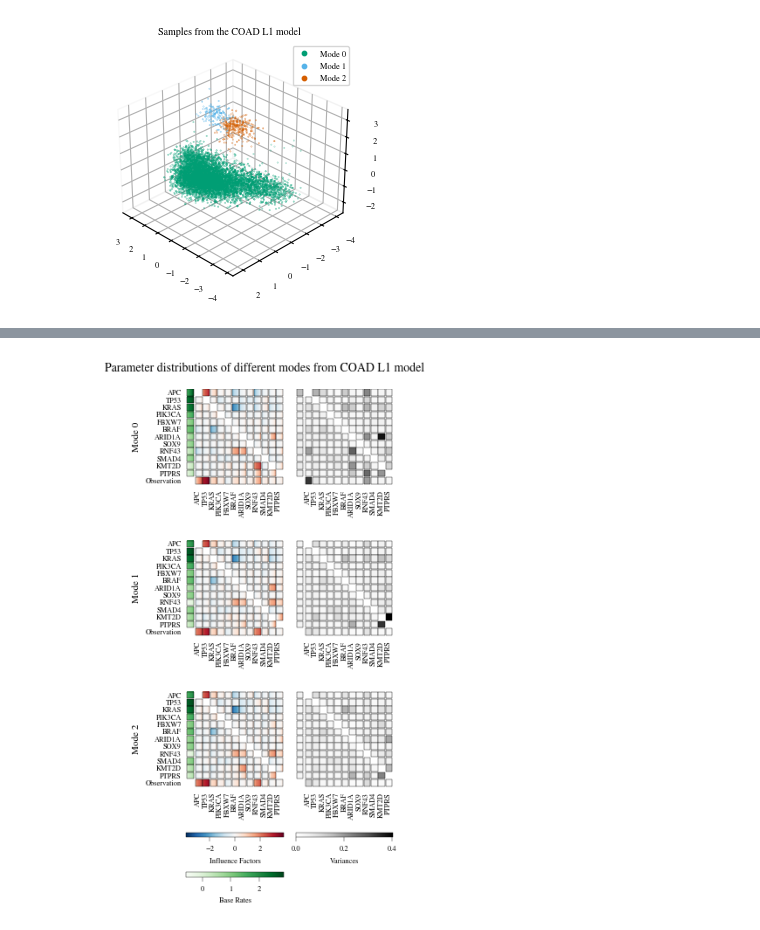
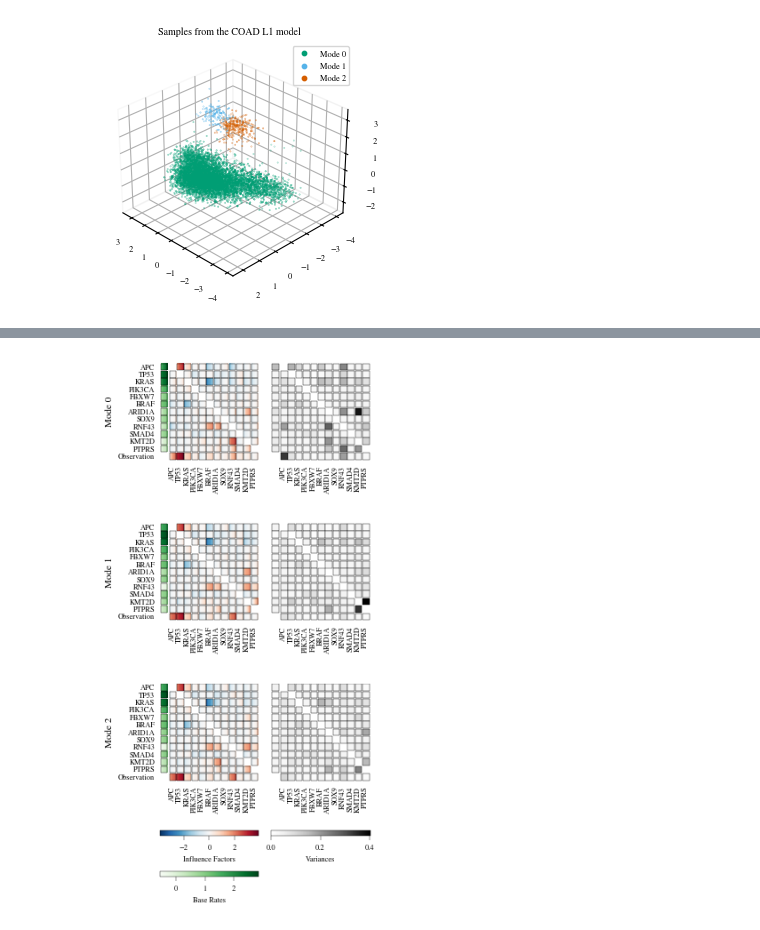
Before and after one commit to huy29433/MCMC-sampling-for-MHN, a Jupyter notebook: analysis/param_dist.ipynb, the cells around one changed output, grey strips where cells are left out. Saved outputs shown, nothing was run; the diff lists cells and outputs as text; code cells hidden in the pictures.

```diff
--- a/analysis/param_dist.ipynb
+++ b/analysis/param_dist.ipynb
@@ -190,3 +178,25 @@ fig.savefig(
 )
 # %% [output]
 [figure]
+# %%
+if n_components == 3:
+    fig = plt.figure(figsize=(10,10))
+    ax = fig.add_subplot(projection='3d')
+else:
+    fig, ax = plt.subplots(figsize=(3.21, 3.21))
+for label in np.unique(labels):
+    if label == -1:
+        continue
+    ax.scatter(
+        *standard_embedding.T,
+        s=0.2,
+        c = np.repeat(np.arange(10), samples.shape[0] // 10),
+        cmap="tab10"
+    )
+if n_components == 3:
+    ax.view_init(azim=45 if data_name == "G13_LUAD_12" else 135)
+
+legend = ax.legend(markerscale=10)
+ax.xaxis.pane.fill = False
+ax.yaxis.pane.fill = False
+ax.zaxis.pane.fill = False
@@ -197,7 +209,7 @@ quantiles = [np.quantile(samples[labels == label],
                          np.linspace(0.05, 0.95, tile_len),
                          axis=0).T.reshape(13, -1)
              for label in np.unique(labels) if label != -1]
-luad_variances = [np.var(samples[labels == label], axis=0).reshape(
+variances = [np.var(samples[labels == label], axis=0).reshape(
     13, -1) for label in np.unique(labels) if label != -1]
 
 n_rows = 3
@@ -220,12 +232,12 @@ br_max = max(plotting.min_max_br(q, tile_len)[1]
              for q in quantiles)
 max_abs_ir = max(plotting.max_abs_ir(q, tile_len)
                  for q in quantiles)
-max_var = max(v.max() for v in luad_variances)
+max_var = max(v.max() for v in variances)
 
-for i, (mode_name, quantiles, variances) in enumerate(
+for i, (mode_name, _quantiles, _variances) in enumerate(
     zip(["Mode 0", "Mode 1", "Mode 2"],
         quantiles,
-        luad_variances)
+        variances)
 ):
 
     data = pd.read_csv(f"../data/{data_name}.csv", index_col=0)
@@ -234,7 +246,7 @@ for i, (mode_name, quantiles, variances) in enumerate(
 
     ax[i, 0].set_ylabel(mode_name, fontsize=8)
     plotting.plot_theta_dist(
-        quantiles=quantiles,
+        quantiles=_quantiles,
         tile_len=tile_len,
         n_events=n_events,
         abs_max_ir=max_abs_ir,
@@ -243,7 +255,7 @@ for i, (mode_name, quantiles, variances) in enumerate(
         events=event_names,
         ax=ax[i, 0])
     plotting.plot_theta_var(
-        variances=variances,
+        variances=_variances,
         n_events=n_events,
         max_var=max_var,
         events=event_names,
@@ -268,33 +280,33 @@ cbars = list()
 cbars.append(plt.colorbar(
     mpl.cm.ScalarMappable(norm=mpl.colors.Normalize(
         vmin=-max_abs_ir, vmax=max_abs_ir), cmap="RdBu_r"),
     cax=cbar_ax[0],
     label="Influence Factors",
     orientation="horizontal",
 ))
 cbars.append(plt.colorbar(
     mpl.cm.ScalarMappable(norm=mpl.colors.Normalize(
         vmin=0, vmax=max_var), cmap="Greys"),
     cax=cbar_ax[1],
     label="Variances",
     orientation="horizontal",
 ))
 cbars.append(plt.colorbar(
     mpl.cm.ScalarMappable(norm=mpl.colors.Normalize(
         vmin=br_min, vmax=br_max), cmap="Greens"),
     cax=cbar_ax[2],
     label="Base Rates",
     orientation="horizontal",
 ))
 
 for cbar in cbars:
     cbar.outline.set_linewidth(0.3)
     cbar.ax.tick_params(width=0.3)
 
-fig.suptitle(f"Parameter distributions of different modes from {data_name.split('_')[1]} L1 model", fontsize=10)
+# fig.suptitle(f"Parameter distributions of different modes from {data_name.split('_')[1]} L1 model", fontsize=10)
 fig.tight_layout()
 fig.savefig(
-    f"../results/figs/param_dist_modes_{data_name.split('_')[1]}_l1.pdf"
+    f"../results/figs/{data_name}_l1_param_dist_modes.pdf"
 )
 # %% [output]
-[figure, old version]
+[figure, new version]
```
Also changed, not shown: parts of 11 cells of this notebook, 4 other files.
